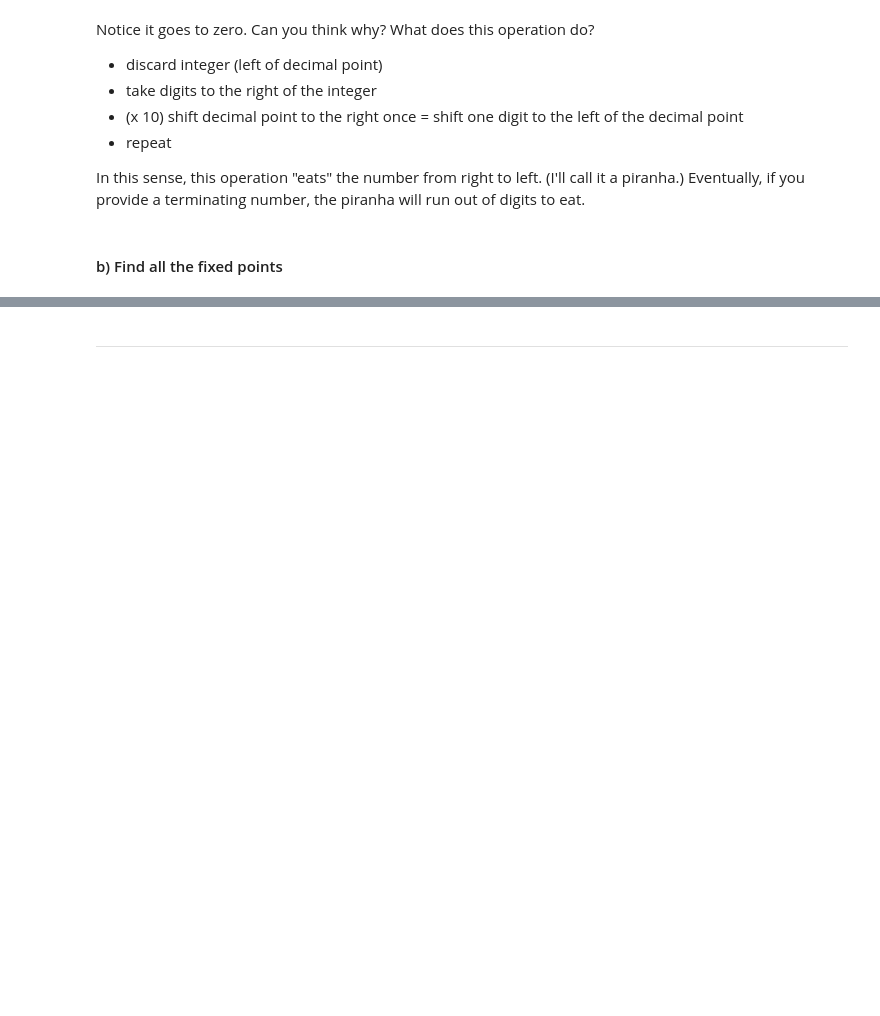
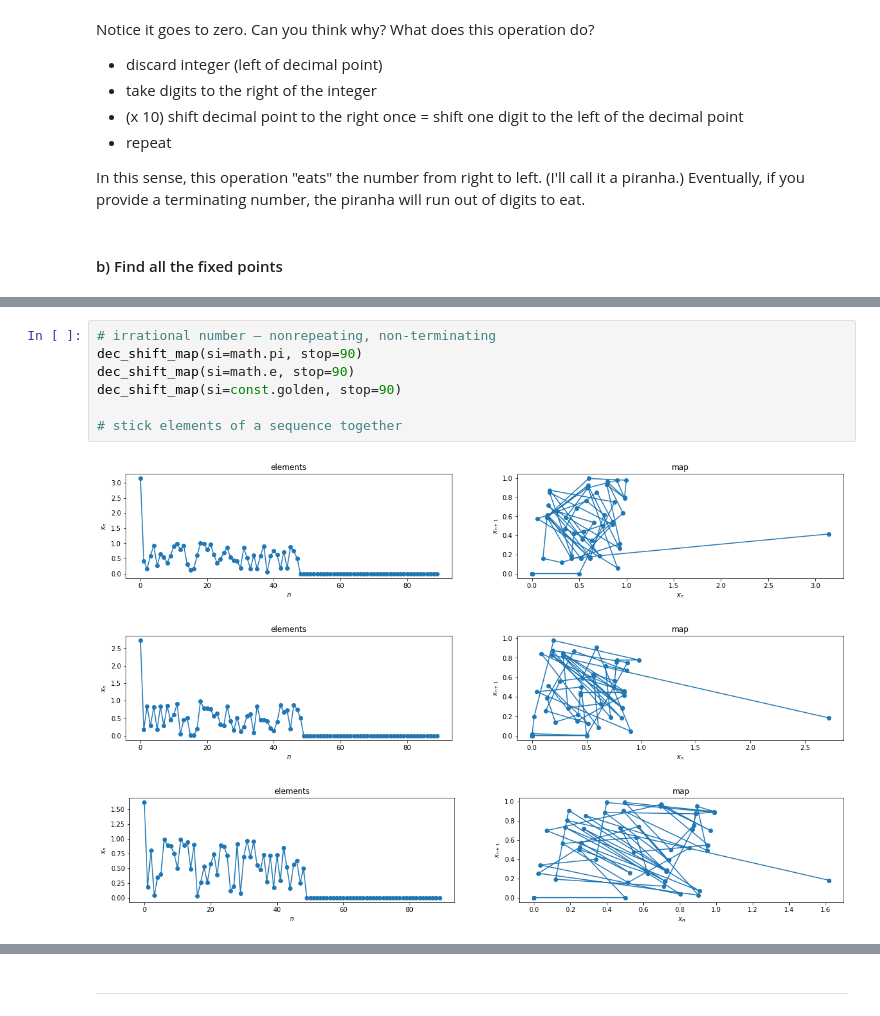
Before and after one commit to mimmphi/Physics-212, a Jupyter notebook: 10.3.7.ipynb, the cells around one changed output, grey strips where cells are left out. Drawn from its saved outputs; the diff is of its cells as text; blank space fills up the shorter version.

```diff
--- a/10.3.7.ipynb
+++ b/10.3.7.ipynb
@@ -127,0 +88,11 @@ dec_shift_map(si=math.pi, stop=400)
+# %%
+# irrational number – nonrepeating, non-terminating
+dec_shift_map(si=math.pi, stop=90)
+dec_shift_map(si=math.e, stop=90)
+dec_shift_map(si=const.golden, stop=90)
+
+# stick elements of a sequence together
+# %% [output]
+[figure, added]
+[figure, added]
+[figure, added]
```
Also changed, not shown: parts of 20 cells of this notebook.
